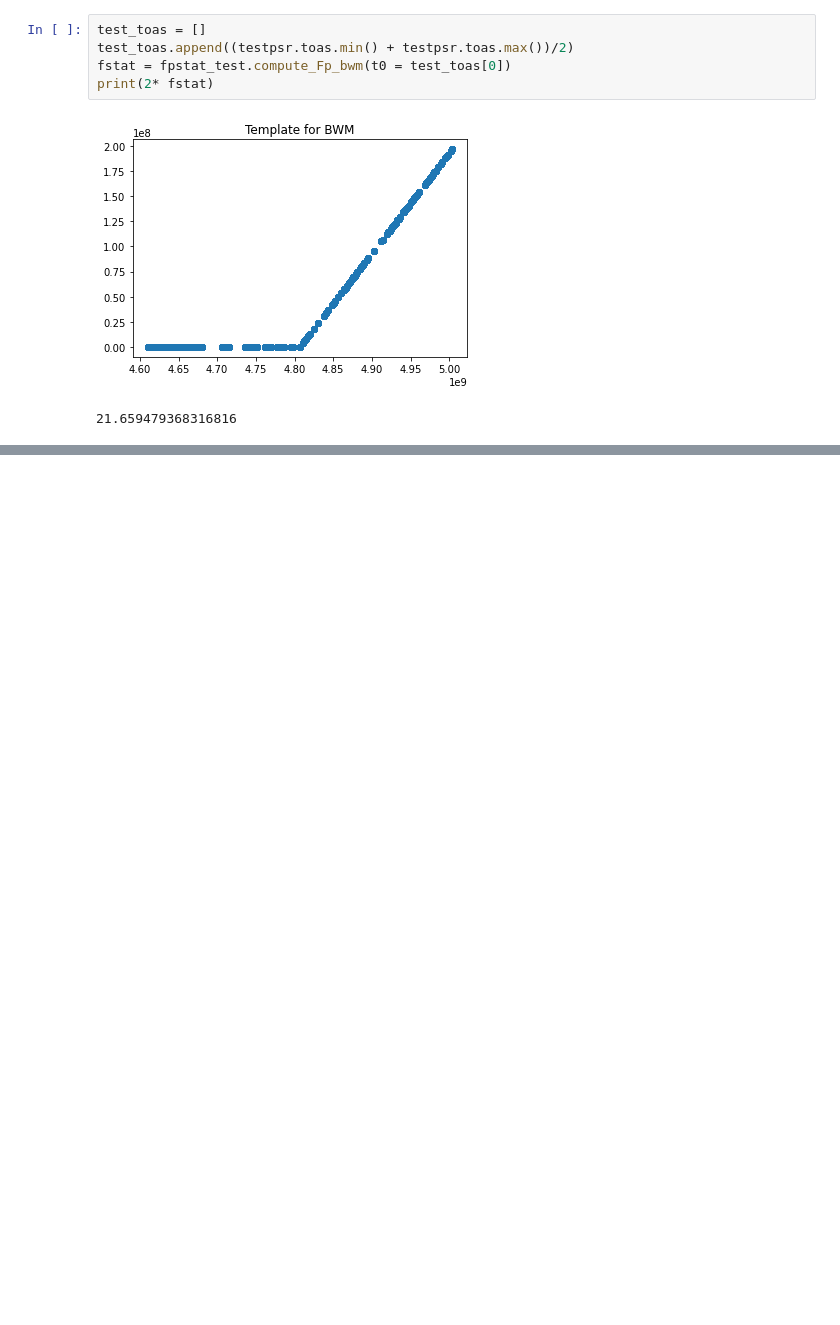
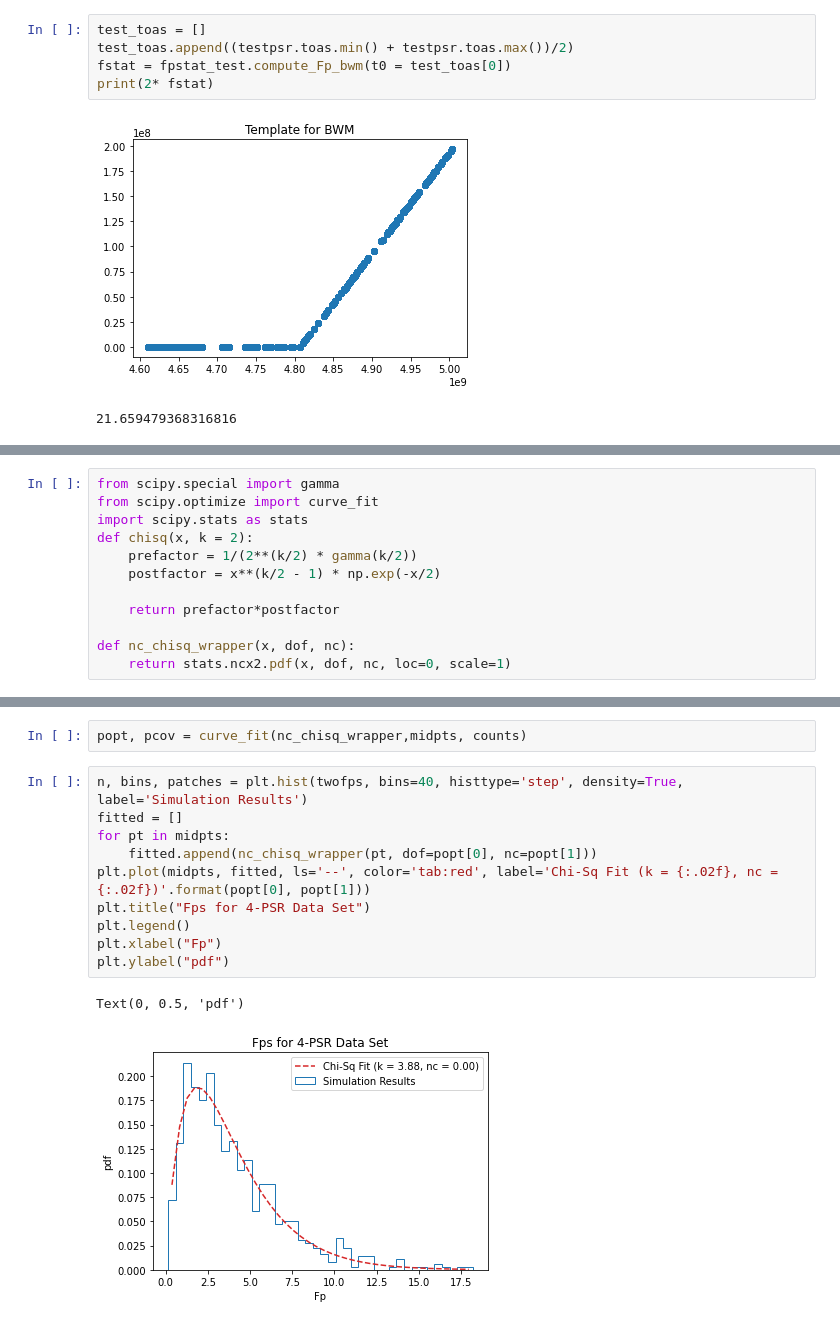
Before and after one commit to jerry-sun1/bwm_fpfe, a Jupyter notebook: modified_fpstat.ipynb, the cells around one changed output, grey strips where cells are left out. Saved outputs shown, nothing was run; the diff lists cells and outputs as text; blank space fills up the shorter version.

```diff
--- a/modified_fpstat.ipynb
+++ b/modified_fpstat.ipynb
@@ -219,0 +260,12 @@ for realization in range(1, 201):
+# %%
+from scipy.special import gamma
+from scipy.optimize import curve_fit
+import scipy.stats as stats
+def chisq(x, k = 2):
+    prefactor = 1/(2**(k/2) * gamma(k/2))
+    postfactor = x**(k/2 - 1) * np.exp(-x/2)
+
+    return prefactor*postfactor
+
+def nc_chisq_wrapper(x, dof, nc):
+    return stats.ncx2.pdf(x, dof, nc, loc=0, scale=1)
@@ -219,0 +288,15 @@ for realization in range(1, 201):
+# %%
+popt, pcov = curve_fit(nc_chisq_wrapper,midpts, counts)
+# %%
+n, bins, patches = plt.hist(twofps, bins=40, histtype='step', density=True, label='Simulation Results')
+fitted = []
+for pt in midpts:
+    fitted.append(nc_chisq_wrapper(pt, dof=popt[0], nc=popt[1]))
+plt.plot(midpts, fitted, ls='--', color='tab:red', label='Chi-Sq Fit (k = {:.02f}, nc = {:.02f})'.format(popt[0], popt[1]))
+plt.title("Fps for 4-PSR Data Set")
+plt.legend()
+plt.xlabel("Fp")
+plt.ylabel("pdf")
+# %% [output]
+Text(0, 0.5, 'pdf')
+[figure, added]
```
Also changed, not shown: parts of 8 cells of this notebook.
